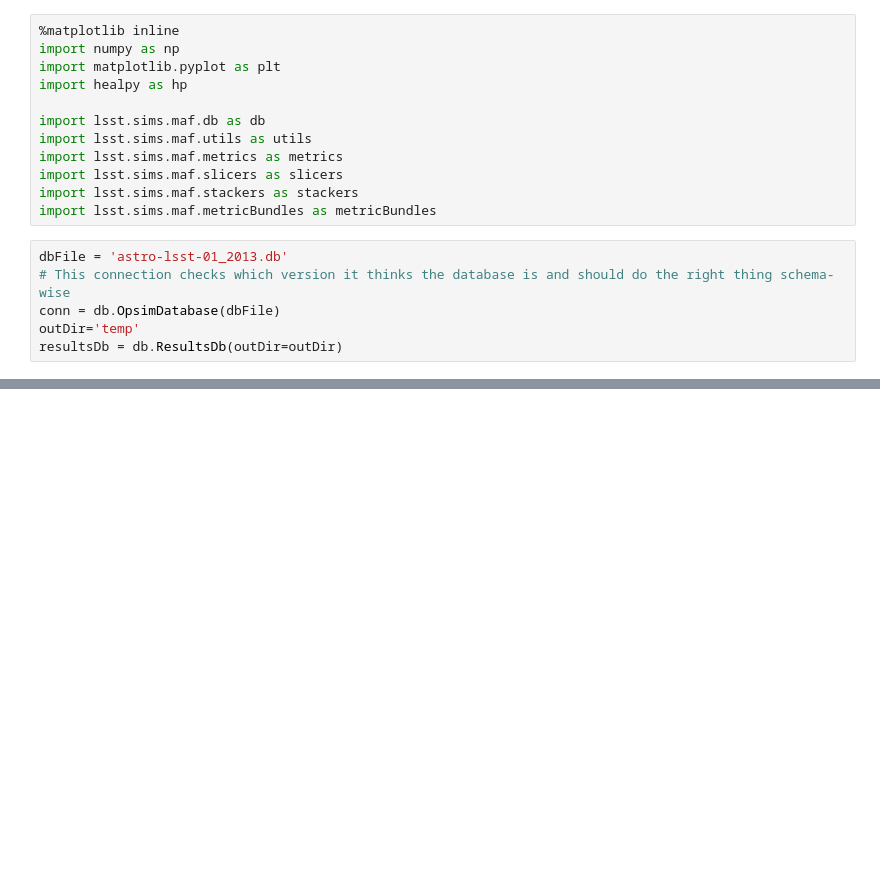
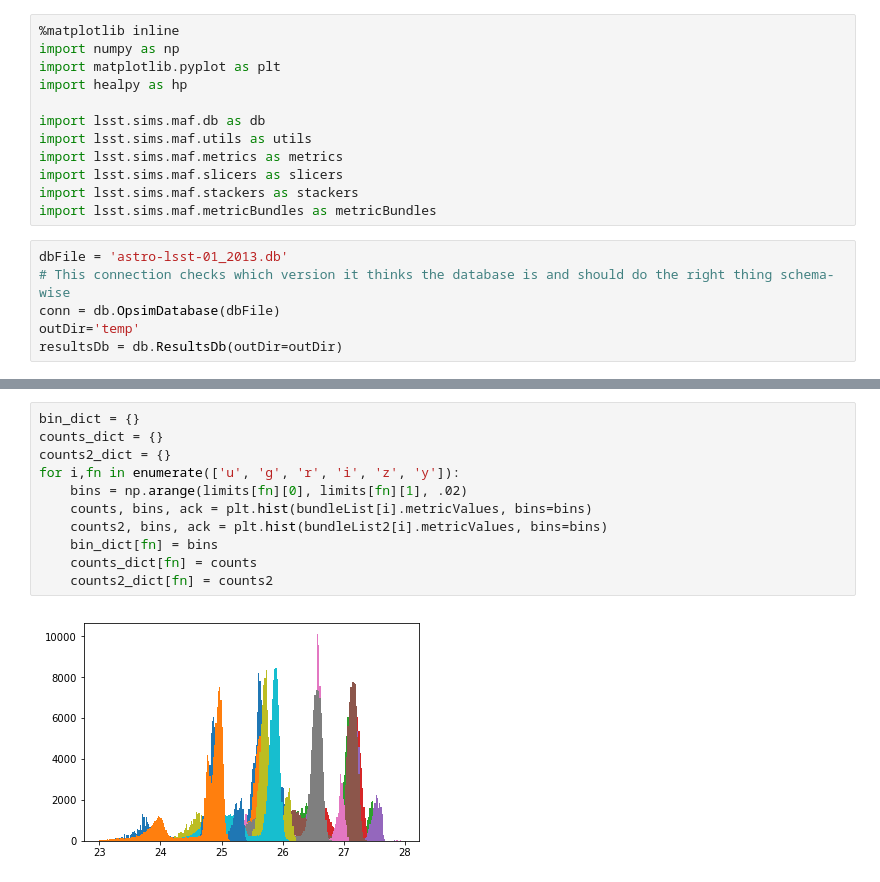
Before and after one commit to yoachim/18_scratch, a Jupyter notebook: fbs_paper_plot/coadd_stuff.ipynb, the cells around one changed output, grey strips where cells are left out. Drawn from its saved outputs; the diff is of its cells as text; blank space fills up the shorter version.

```diff
--- a/fbs_paper_plot/coadd_stuff.ipynb
+++ b/fbs_paper_plot/coadd_stuff.ipynb
@@ -95,0 +146,13 @@ Plotting complete.
+# %%
+bin_dict = {}
+counts_dict = {}
+counts2_dict = {}
+for i,fn in enumerate(['u', 'g', 'r', 'i', 'z', 'y']):
+    bins = np.arange(limits[fn][0], limits[fn][1], .02)
+    counts, bins, ack = plt.hist(bundleList[i].metricValues, bins=bins)
+    counts2, bins, ack = plt.hist(bundleList2[i].metricValues, bins=bins)
+    bin_dict[fn] = bins
+    counts_dict[fn] = counts
+    counts2_dict[fn] = counts2
+# %% [output]
+[figure, added]
```
Also changed, not shown: parts of 15 cells of this notebook.
